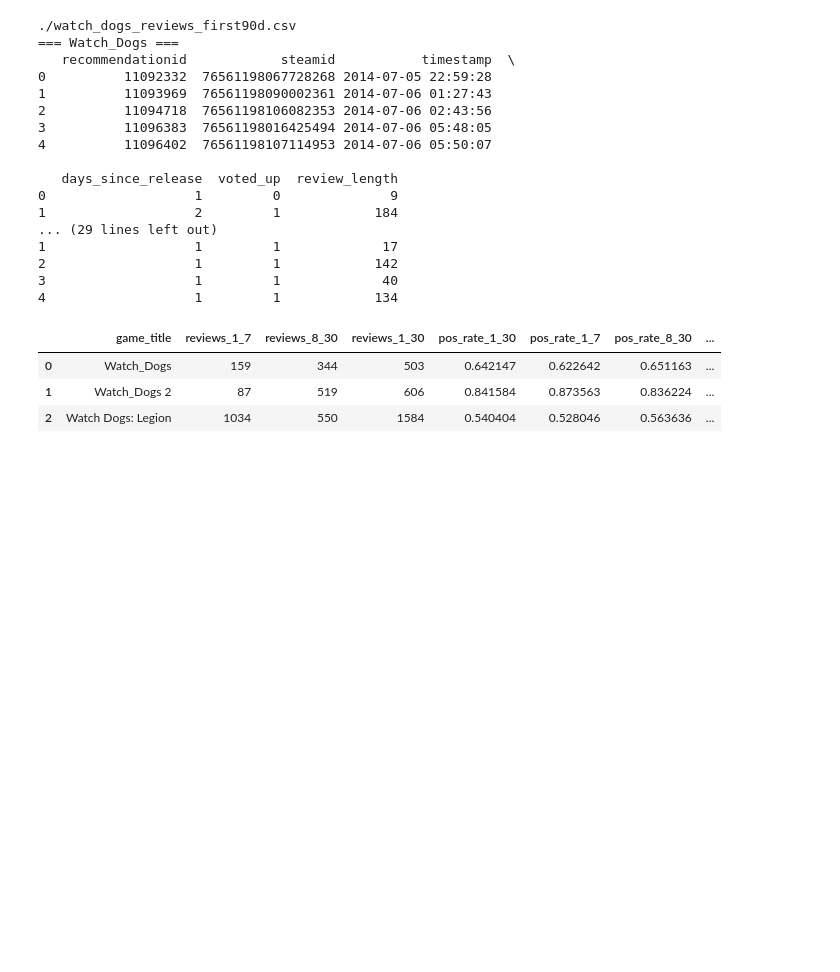
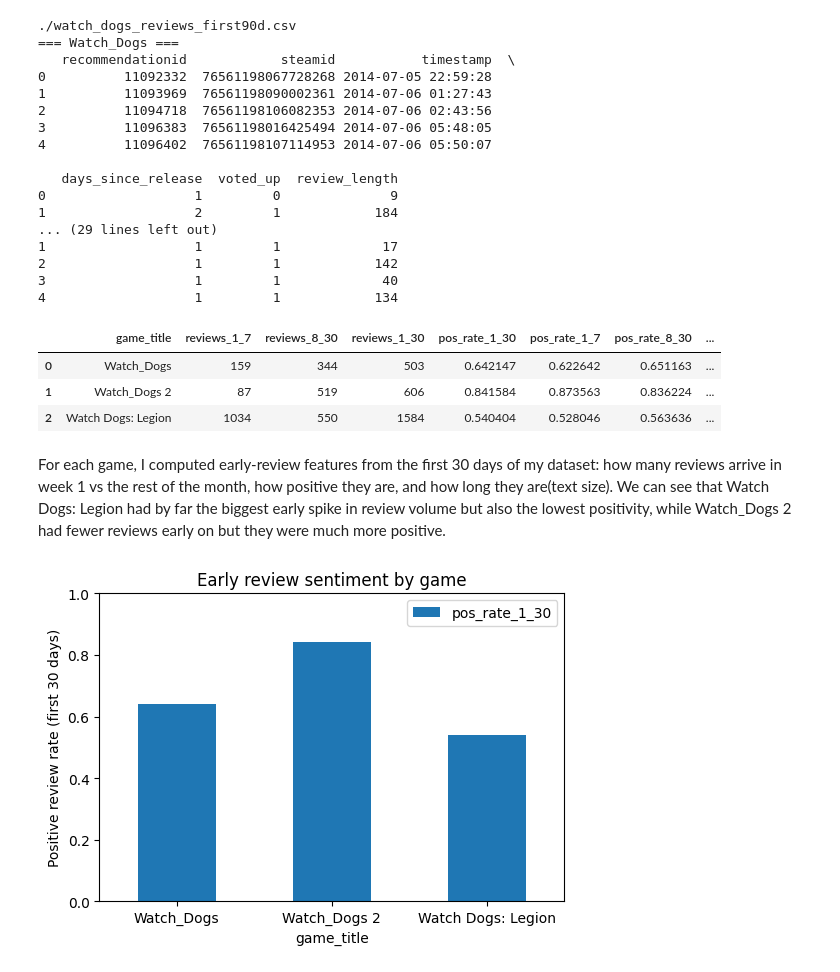
Before and after one commit to FarhanK29/Video_Game_Prediction_Model, a Jupyter notebook: watch_dogs_analysis.ipynb, the cells around one changed output. Cells and saved outputs as stored; diff of their text form; code cells hidden in the pictures; blank space fills up the shorter version.

```diff
--- a/watch_dogs_analysis.ipynb
+++ b/watch_dogs_analysis.ipynb
@@ -116,3 +114,18 @@ summary_df
 | 0 | Watch_Dogs | 159 | 344 | 503 | 0.642147 | 0.622642 | 0.651163 | ... |
 | 1 | Watch_Dogs 2 | 87 | 519 | 606 | 0.841584 | 0.873563 | 0.836224 | ... |
 | 2 | Watch Dogs: Legion | 1034 | 550 | 1584 | 0.540404 | 0.528046 | 0.563636 | ... |
+# %% [markdown]
+For each game, I computed early-review features from the first 30 days of my dataset: how many reviews arrive in week 1 vs the rest of the month, how positive they are, and how long they are(text size).
+We can see that Watch Dogs: Legion had by far the biggest early spike in review volume but also the lowest positivity, while Watch_Dogs 2 had fewer reviews early on but they were much more positive.
+# %%
+import matplotlib.pyplot as plt
+summary_df[["game_title", "pos_rate_1_30"]].set_index("game_title").plot(
+    kind="bar", figsize=(6,4)
+)
+plt.ylabel("Positive review rate (first 30 days)")
+plt.title("Early review sentiment by game")
+plt.xticks(rotation=0)
+plt.ylim(0, 1)
+plt.show()
+# %% [output]
+[figure, added]
```
Also changed, not shown: parts of 1 cell of this notebook.
